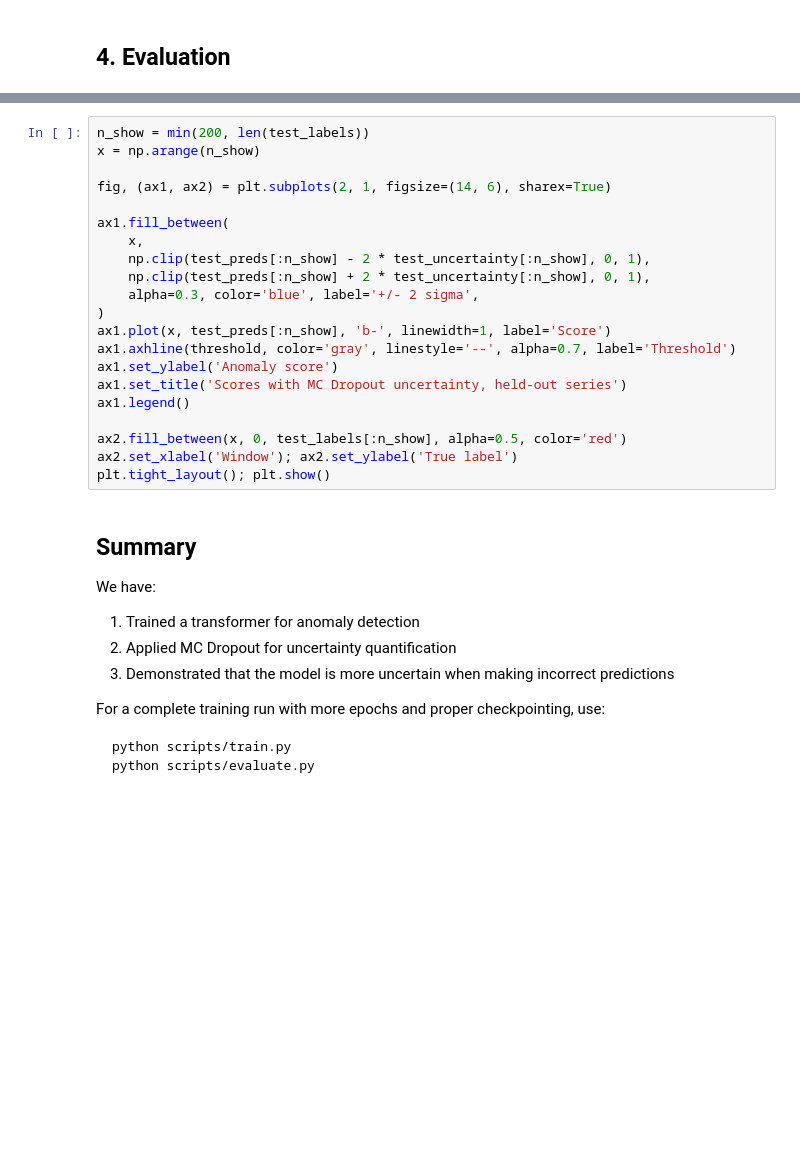
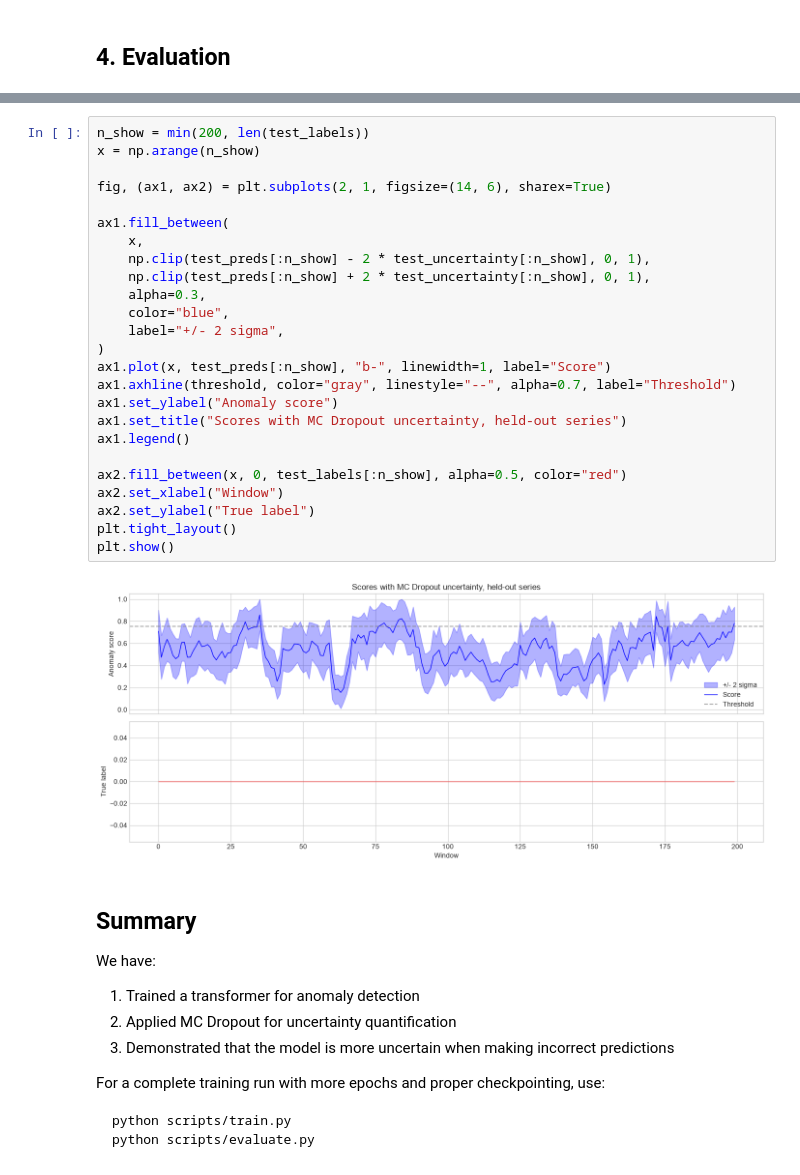
Before and after one commit to JonesRobM/Chrono-Sentinel, a Jupyter notebook: notebooks/03_model_training.ipynb, the cells around one changed output, grey strips where cells are left out. Saved outputs shown, nothing was run; the diff lists cells and outputs as text; blank space fills up the shorter version.

```diff
--- a/notebooks/03_model_training.ipynb
+++ b/notebooks/03_model_training.ipynb
@@ -195,24 +295,30 @@ ax.legend(); plt.show()
 # %%
 n_show = min(200, len(test_labels))
 x = np.arange(n_show)
 
 fig, (ax1, ax2) = plt.subplots(2, 1, figsize=(14, 6), sharex=True)
 
 ax1.fill_between(
     x,
     np.clip(test_preds[:n_show] - 2 * test_uncertainty[:n_show], 0, 1),
     np.clip(test_preds[:n_show] + 2 * test_uncertainty[:n_show], 0, 1),
-    alpha=0.3, color='blue', label='+/- 2 sigma',
+    alpha=0.3,
+    color="blue",
+    label="+/- 2 sigma",
 )
-ax1.plot(x, test_preds[:n_show], 'b-', linewidth=1, label='Score')
-ax1.axhline(threshold, color='gray', linestyle='--', alpha=0.7, label='Threshold')
-ax1.set_ylabel('Anomaly score')
-ax1.set_title('Scores with MC Dropout uncertainty, held-out series')
+ax1.plot(x, test_preds[:n_show], "b-", linewidth=1, label="Score")
+ax1.axhline(threshold, color="gray", linestyle="--", alpha=0.7, label="Threshold")
+ax1.set_ylabel("Anomaly score")
+ax1.set_title("Scores with MC Dropout uncertainty, held-out series")
 ax1.legend()
 
-ax2.fill_between(x, 0, test_labels[:n_show], alpha=0.5, color='red')
-ax2.set_xlabel('Window'); ax2.set_ylabel('True label')
-plt.tight_layout(); plt.show()
+ax2.fill_between(x, 0, test_labels[:n_show], alpha=0.5, color="red")
+ax2.set_xlabel("Window")
+ax2.set_ylabel("True label")
+plt.tight_layout()
+plt.show()
+# %% [output]
+[figure, added]
 # %% [markdown]
 ## Summary
 
```
Also changed, not shown: parts of 8 cells of this notebook, 47 other files.
